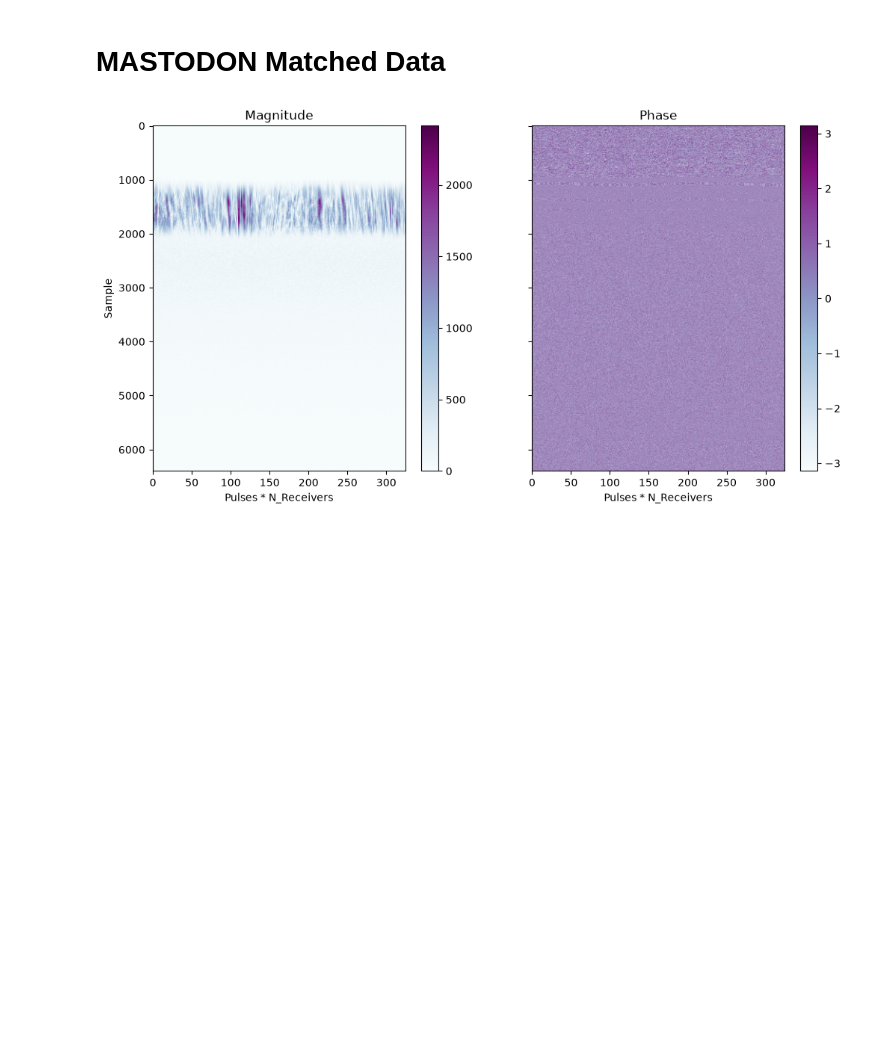
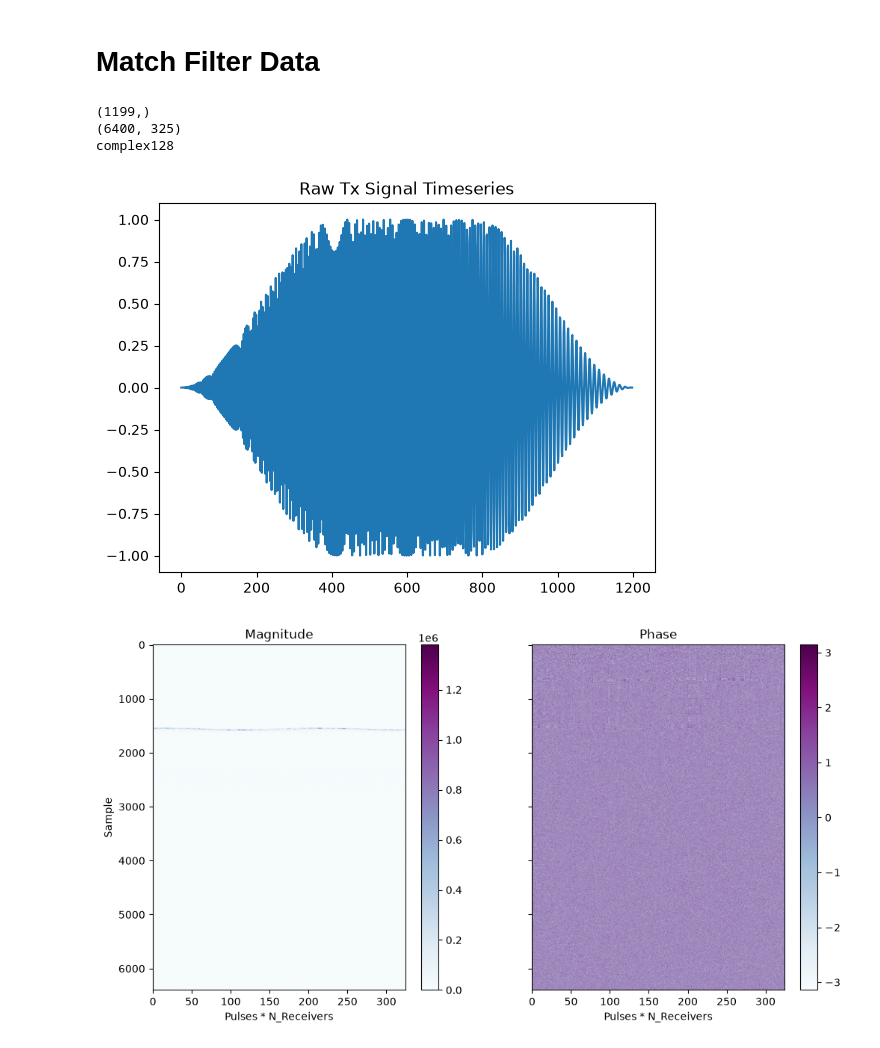
Before and after one commit to Elitearcanist/frost-sas, a Jupyter notebook: src/frost_sas/notebooks/match_filter_test.ipynb, the cells around one changed output. Drawn from its saved outputs; the diff is of its cells as text; code cells hidden in the pictures; blank space fills up the shorter version.

Commit message:
improve match filter function

```diff
--- a/src/frost_sas/notebooks/match_filter_test.ipynb
+++ b/src/frost_sas/notebooks/match_filter_test.ipynb
@@ -17,23 +21,37 @@ from read_stave import read_stave_data_hdf5
 # %% [markdown]
-# MASTODON Matched Data
+# Match Filter Data
 # %%
+# filepath = Path("/home/amcdona4/Documents/frost-sas/mastodon_config/StaveData.hdf5")
 filepath = None
 
-if len(sys.argv) == 1 or filepath is None:
+if filepath is None:
     # print('Must specify stave data .json file on command line')
     # exit()
     import tkinter as tk
     from tkinter import filedialog
 
     root = tk.Tk()
     root.withdraw()
 
     filename = filedialog.askopenfilename()
 else:
     filename = sys.argv[1]
 
-match_data = read_stave_data_hdf5(filename)
+data = read_stave_data_hdf5(filename)
+
+print(data.signal.signal.shape)
+print(data.data.shape)
+print(data.data.dtype)
+
+
+data.data = processing.match_filter(data.data, data.signal.signal)
+
+plt.plot(data.signal.signal)
+plt.title("Raw Tx Signal Timeseries")
+plotHdf5(data)
+# %% [output]
+(1199,)
+(6400, 325)
+complex128
+[figure, added]
+[figure, added]
-# %%
-plotHdf5(match_data)
-# %% [output]
-[figure, removed]
```
Also changed, not shown: parts of 2 cells of this notebook, 2 other files.
